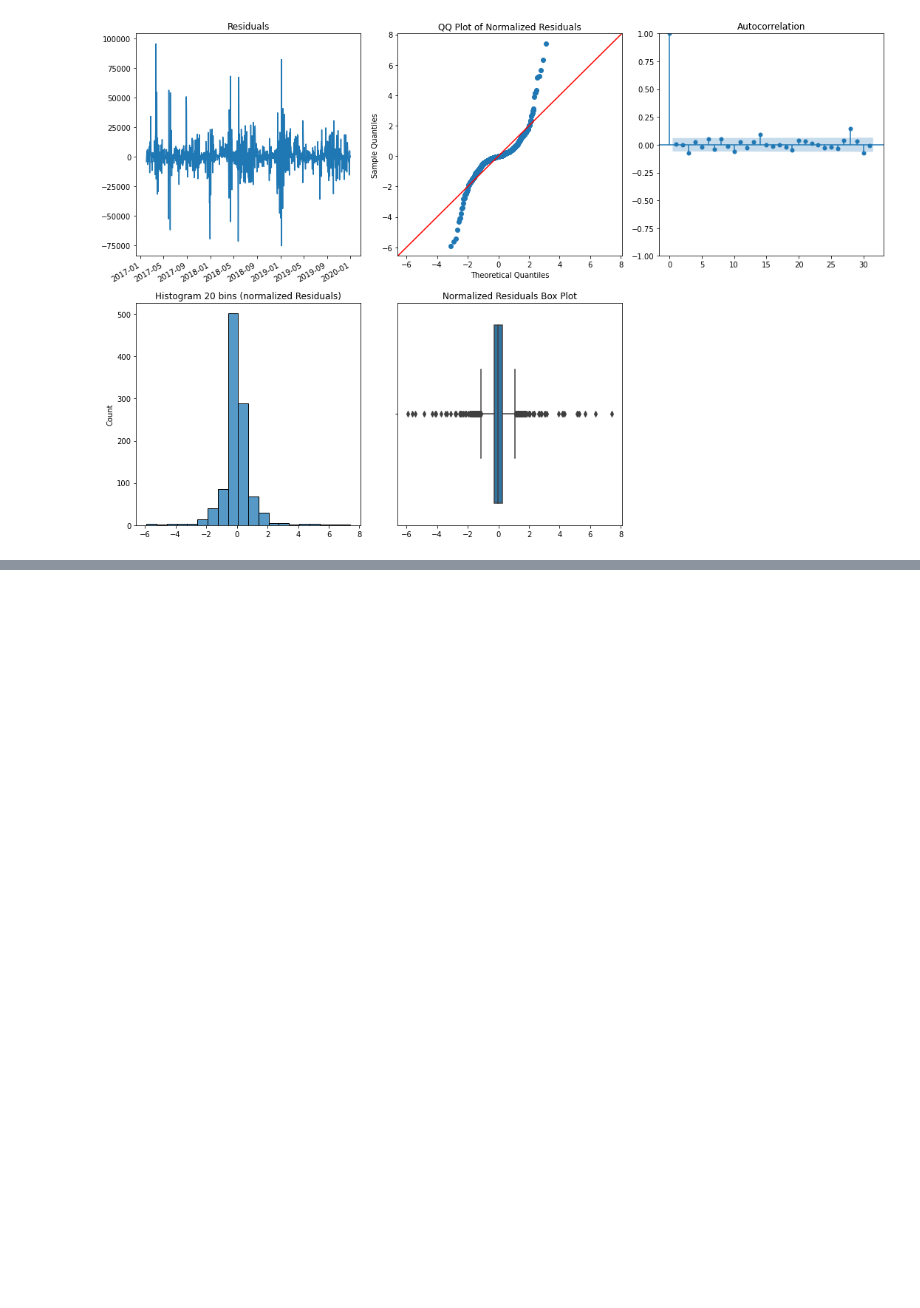
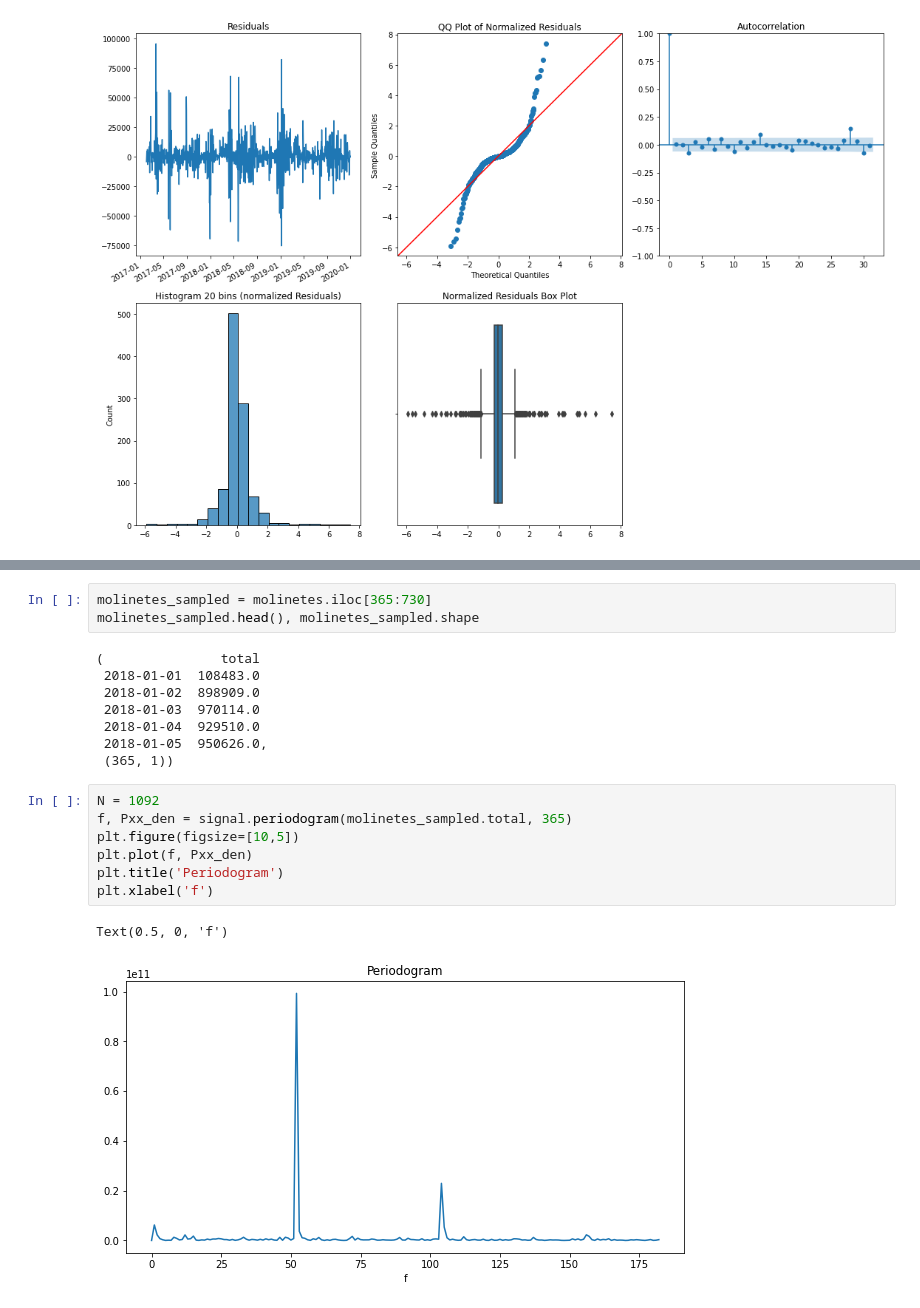
Before and after one commit to arigarmendia/Time-Series, a Jupyter notebook: TP/molinetes.ipynb, the cells around one changed output, grey strips where cells are left out. Drawn from its saved outputs; the diff is of its cells as text; blank space fills up the shorter version.

```diff
--- a/TP/molinetes.ipynb
+++ b/TP/molinetes.ipynb
@@ -782,0 +755,21 @@ dtype: float64
+# %%
+molinetes_sampled = molinetes.iloc[365:730]
+molinetes_sampled.head(), molinetes_sampled.shape
+# %% [output]
+(               total
+ 2018-01-01  108483.0
+ 2018-01-02  898909.0
+ 2018-01-03  970114.0
+ 2018-01-04  929510.0
+ 2018-01-05  950626.0,
+ (365, 1))
+# %%
+N = 1092
+f, Pxx_den = signal.periodogram(molinetes_sampled.total, 365)
+plt.figure(figsize=[10,5])
+plt.plot(f, Pxx_den)
+plt.title('Periodogram')
+plt.xlabel('f')
+# %% [output]
+Text(0.5, 0, 'f')
+[figure, added]
```
Also changed, not shown: parts of 26 cells of this notebook.
